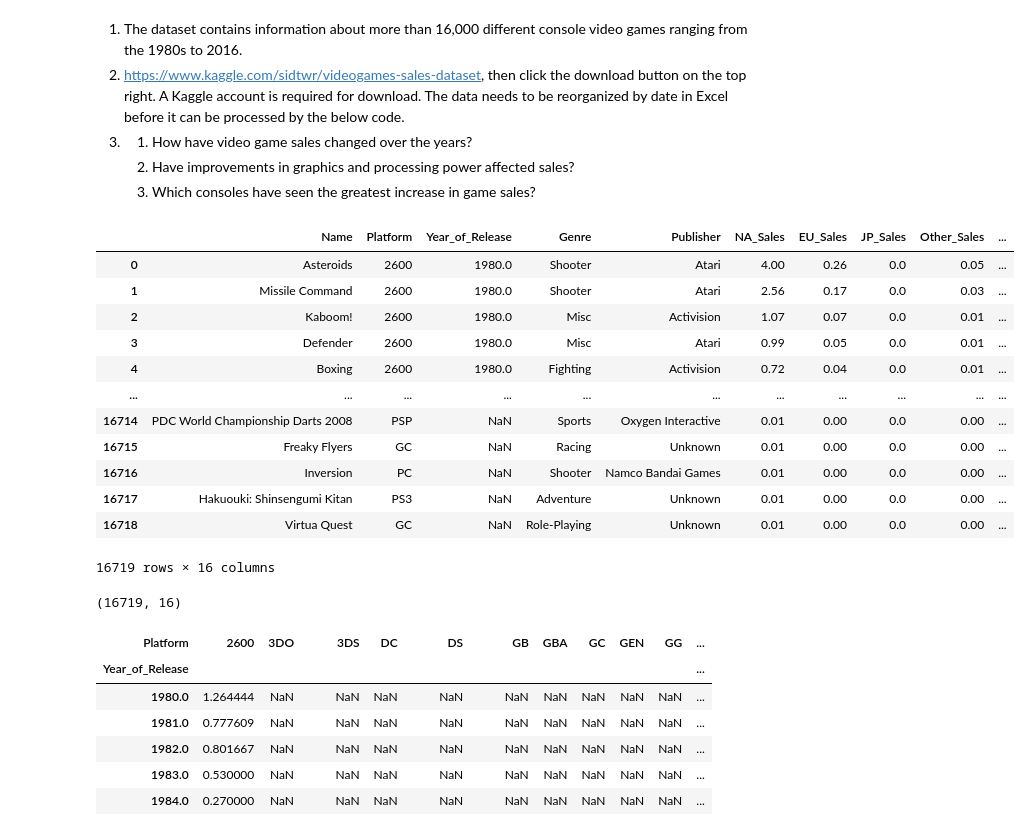
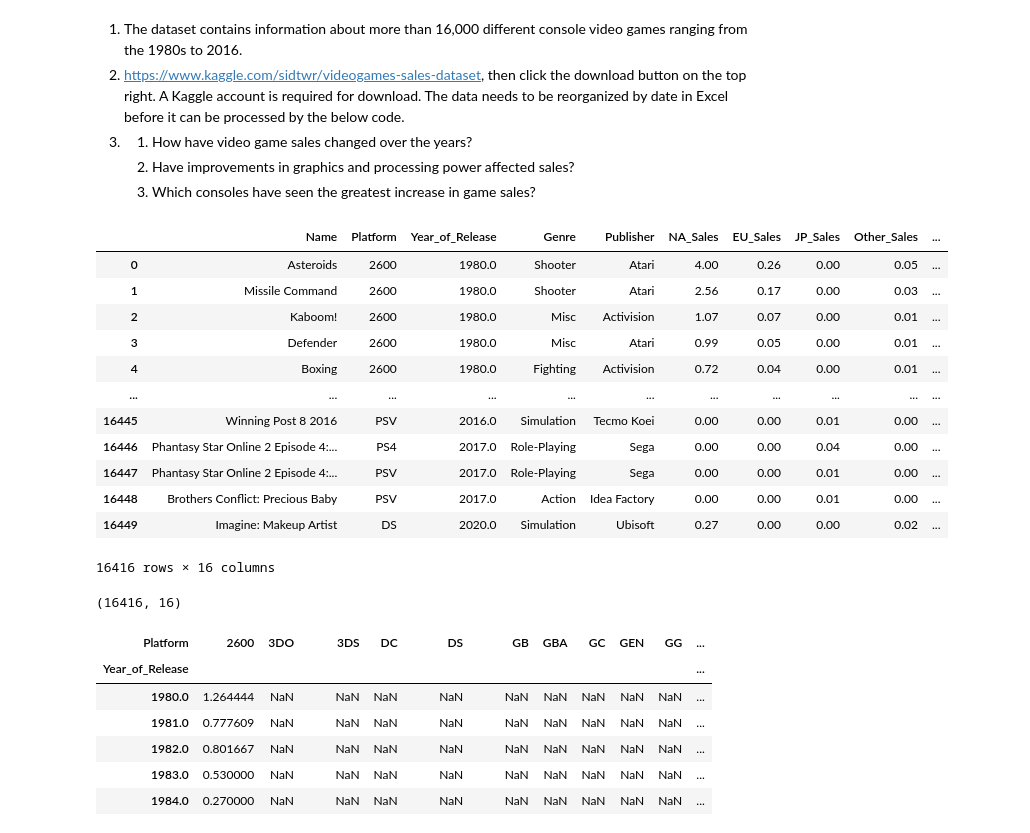
Before and after one commit to banananuggets21/cs103a-cpa01, a Jupyter notebook: cpa01.ipynb, the cells around one changed output. Drawn from its saved outputs; the diff is of its cells as text; code cells hidden in the pictures.

```diff
--- a/cpa01.ipynb
+++ b/cpa01.ipynb
@@ -12,25 +12,26 @@ import pandas as pd
     3. Which consoles have seen the greatest increase in game sales?
 # %%
 df = pd.read_csv('Video_Games_Sales_as_at_22_Dec_2016.csv')
+df = df.dropna(subset=['Name','Year_of_Release','Genre','Publisher'])
 df
 # %% [output]
 |  | Name | Platform | Year_of_Release | Genre | Publisher | NA_Sales | EU_Sales | JP_Sales | Other_Sales | ... |
-| 0 | Asteroids | 2600 | 1980.0 | Shooter | Atari | 4.00 | 0.26 | 0.0 | 0.05 | ... |
-| 1 | Missile Command | 2600 | 1980.0 | Shooter | Atari | 2.56 | 0.17 | 0.0 | 0.03 | ... |
-| 2 | Kaboom! | 2600 | 1980.0 | Misc | Activision | 1.07 | 0.07 | 0.0 | 0.01 | ... |
-| 3 | Defender | 2600 | 1980.0 | Misc | Atari | 0.99 | 0.05 | 0.0 | 0.01 | ... |
-| 4 | Boxing | 2600 | 1980.0 | Fighting | Activision | 0.72 | 0.04 | 0.0 | 0.01 | ... |
+| 0 | Asteroids | 2600 | 1980.0 | Shooter | Atari | 4.00 | 0.26 | 0.00 | 0.05 | ... |
+| 1 | Missile Command | 2600 | 1980.0 | Shooter | Atari | 2.56 | 0.17 | 0.00 | 0.03 | ... |
+| 2 | Kaboom! | 2600 | 1980.0 | Misc | Activision | 1.07 | 0.07 | 0.00 | 0.01 | ... |
+| 3 | Defender | 2600 | 1980.0 | Misc | Atari | 0.99 | 0.05 | 0.00 | 0.01 | ... |
+| 4 | Boxing | 2600 | 1980.0 | Fighting | Activision | 0.72 | 0.04 | 0.00 | 0.01 | ... |
 | ... | ... | ... | ... | ... | ... | ... | ... | ... | ... | ... |
-| 16714 | PDC World Championship Darts 2008 | PSP | NaN | Sports | Oxygen Interactive | 0.01 | 0.00 | 0.0 | 0.00 | ... |
-| 16715 | Freaky Flyers | GC | NaN | Racing | Unknown | 0.01 | 0.00 | 0.0 | 0.00 | ... |
-| 16716 | Inversion | PC | NaN | Shooter | Namco Bandai Games | 0.01 | 0.00 | 0.0 | 0.00 | ... |
-| 16717 | Hakuouki: Shinsengumi Kitan | PS3 | NaN | Adventure | Unknown | 0.01 | 0.00 | 0.0 | 0.00 | ... |
-| 16718 | Virtua Quest | GC | NaN | Role-Playing | Unknown | 0.01 | 0.00 | 0.0 | 0.00 | ... |
+| 16445 | Winning Post 8 2016 | PSV | 2016.0 | Simulation | Tecmo Koei | 0.00 | 0.00 | 0.01 | 0.00 | ... |
+| 16446 | Phantasy Star Online 2 Episode 4:... | PS4 | 2017.0 | Role-Playing | Sega | 0.00 | 0.00 | 0.04 | 0.00 | ... |
+| 16447 | Phantasy Star Online 2 Episode 4:... | PSV | 2017.0 | Role-Playing | Sega | 0.00 | 0.00 | 0.01 | 0.00 | ... |
+| 16448 | Brothers Conflict: Precious Baby | PSV | 2017.0 | Action | Idea Factory | 0.00 | 0.00 | 0.01 | 0.00 | ... |
+| 16449 | Imagine: Makeup Artist | DS | 2020.0 | Simulation | Ubisoft | 0.27 | 0.00 | 0.00 | 0.02 | ... |
-16719 rows × 16 columns
+16416 rows × 16 columns
 # %%
 df.shape
 # %% [output]
-(16719, 16)
+(16416, 16)
 # %%
 #Pivot Table of Global video game sales by platform per year
 column = 'Global_Sales'
```
Also changed, not shown: parts of 2 cells of this notebook.
